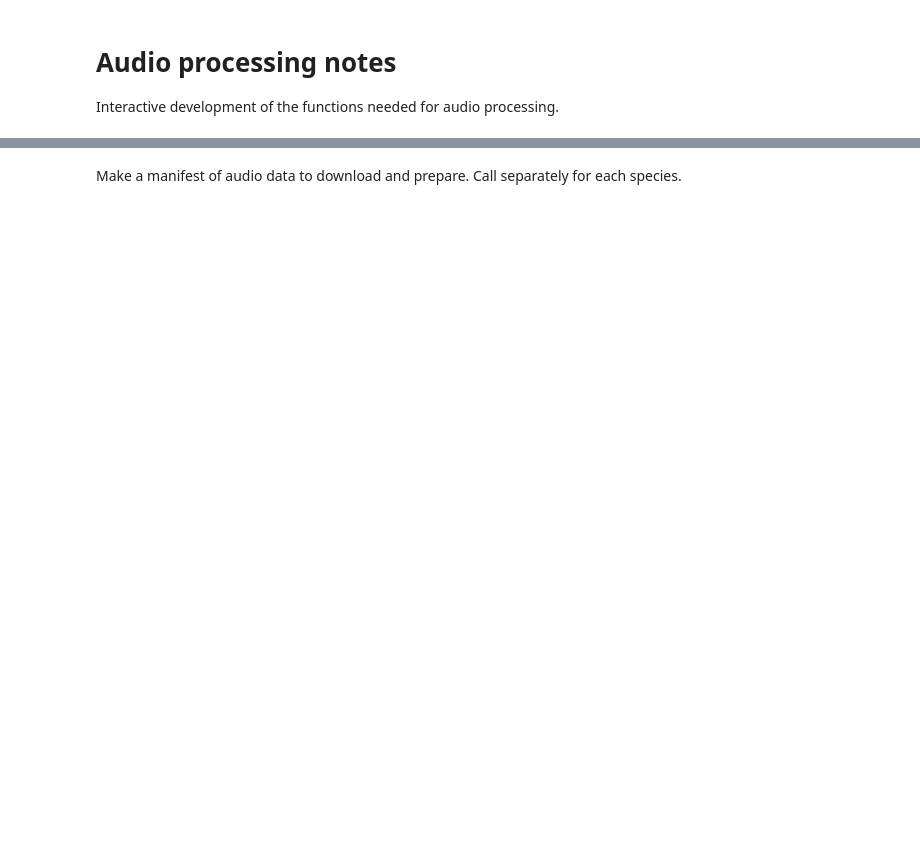
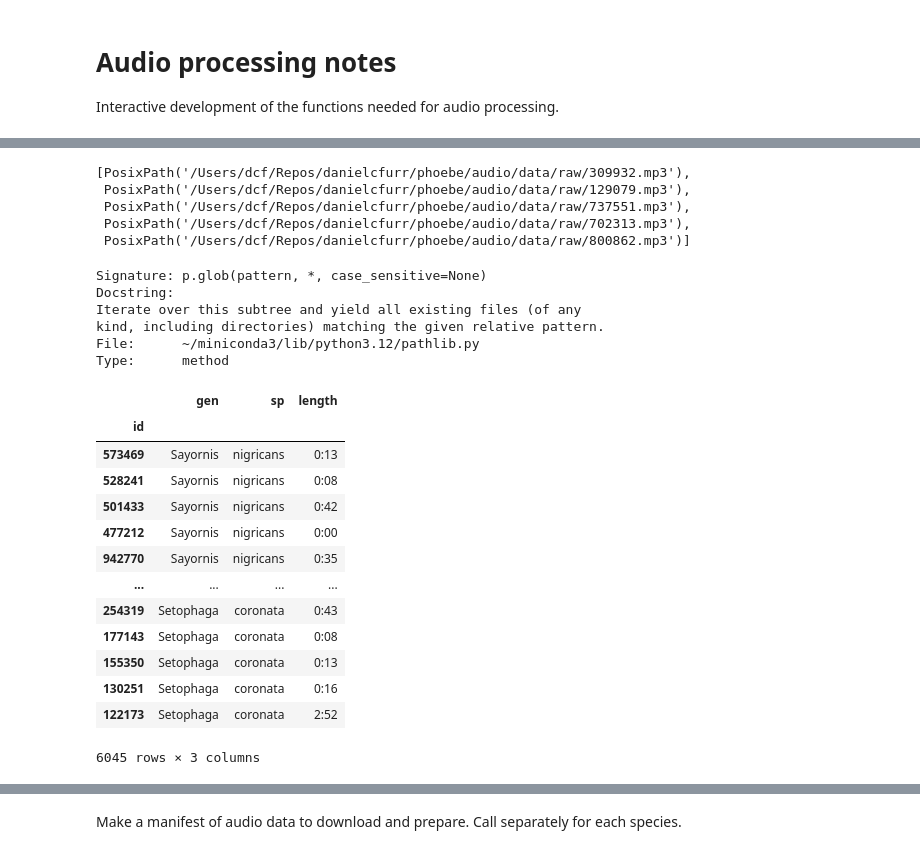
Before and after one commit to danielcfurr/phoebe, a Jupyter notebook: notebooks/audio_prep.ipynb, the cells around one changed output, grey strips where cells are left out. Cells and saved outputs as stored; diff of their text form; code cells hidden in the pictures; blank space fills up the shorter version.

```diff
--- a/notebooks/audio_prep.ipynb
+++ b/notebooks/audio_prep.ipynb
@@ -5,3 +22,21 @@ Interactive development of the functions needed for audio processing.
+# %%
+list(Path('../audio/data/raw/').resolve().glob("*.mp3"))[:5]
+# %% [output]
+[PosixPath('/Users/dcf/Repos/danielcfurr/phoebe/audio/data/raw/309932.mp3'),
+ PosixPath('/Users/dcf/Repos/danielcfurr/phoebe/audio/data/raw/129079.mp3'),
+ PosixPath('/Users/dcf/Repos/danielcfurr/phoebe/audio/data/raw/737551.mp3'),
+ PosixPath('/Users/dcf/Repos/danielcfurr/phoebe/audio/data/raw/702313.mp3'),
+ PosixPath('/Users/dcf/Repos/danielcfurr/phoebe/audio/data/raw/800862.mp3')]
+# %%
+p = Path('../audio/data/raw/')
+p.glob?
+# %% [output]
+Signature: p.glob(pattern, *, case_sensitive=None)
+Docstring:
+Iterate over this subtree and yield all existing files (of any
+kind, including directories) matching the given relative pattern.
+File:      ~/miniconda3/lib/python3.12/pathlib.py
+Type:      method
 # %%
 import requests
 import json
@@ -17,0 +58,21 @@ from datetime import datetime
+# %%
+df = pd.read_csv("../audio/data/manifest.csv").set_index("id")
+
+df.columns
+
+df[['gen', 'sp', 'length']]
+# %% [output]
+|  | gen | sp | length |
+| id |  |  |  |
+| 573469 | Sayornis | nigricans | 0:13 |
+| 528241 | Sayornis | nigricans | 0:08 |
+| 501433 | Sayornis | nigricans | 0:42 |
+| 477212 | Sayornis | nigricans | 0:00 |
+| 942770 | Sayornis | nigricans | 0:35 |
+| ... | ... | ... | ... |
+| 254319 | Setophaga | coronata | 0:43 |
+| 177143 | Setophaga | coronata | 0:08 |
+| 155350 | Setophaga | coronata | 0:13 |
+| 130251 | Setophaga | coronata | 0:16 |
+| 122173 | Setophaga | coronata | 2:52 |
+6045 rows × 3 columns
```
Also changed, not shown: parts of 16 cells of this notebook, 6 other files.
